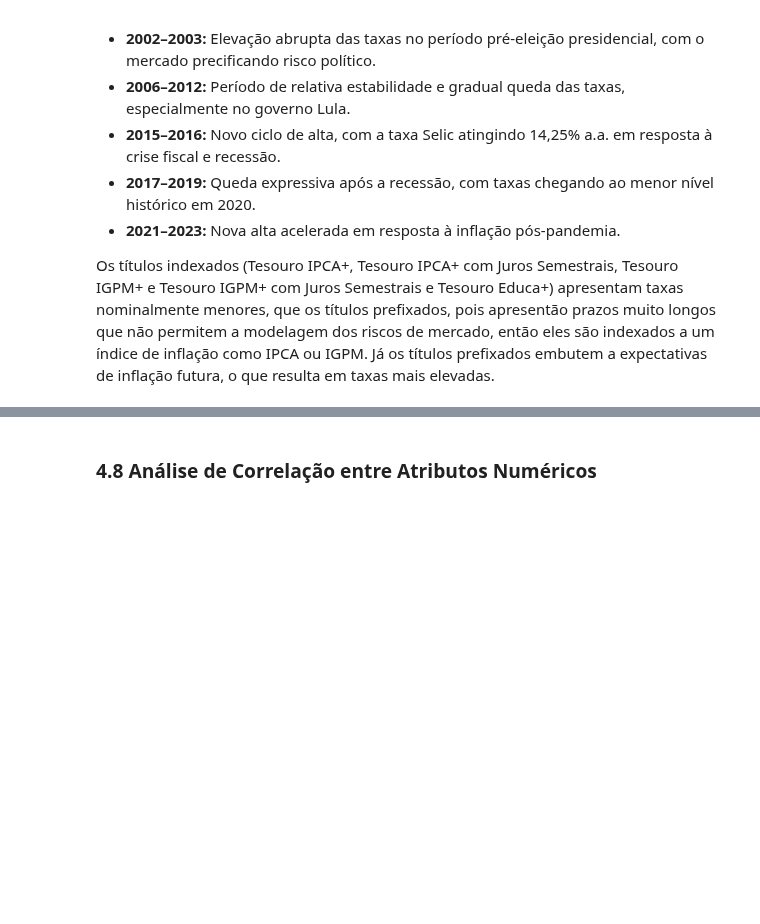
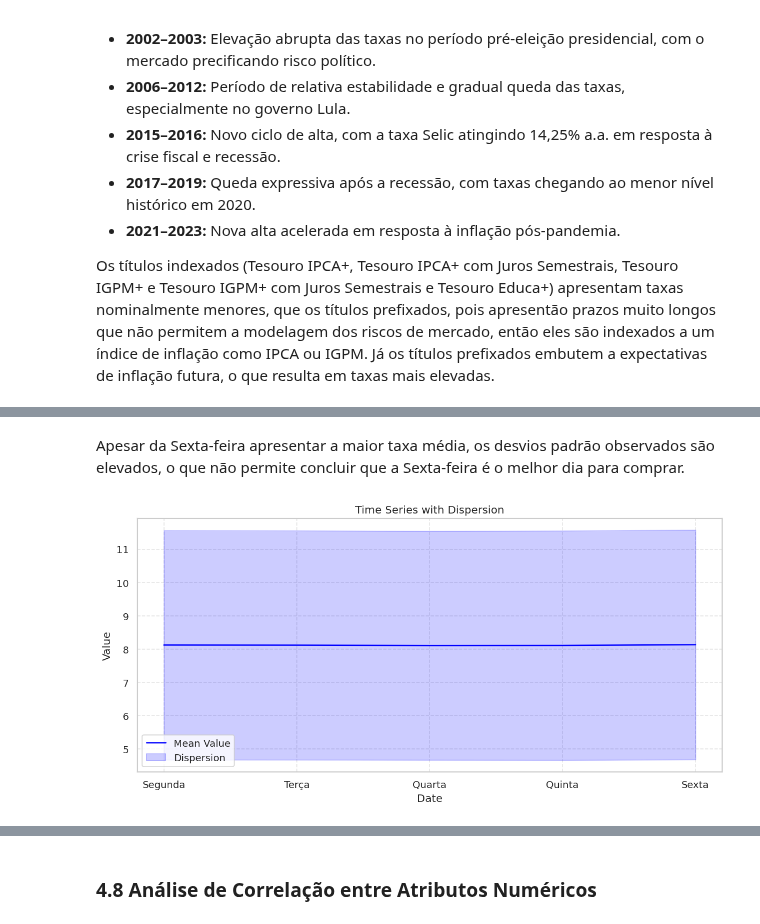
Before and after one commit to marciomocellin/analise-tesouro-direto, a Jupyter notebook: analise_tesouro_direto.ipynb, the cells around one changed output, grey strips where cells are left out. Drawn from its saved outputs; the diff is of its cells as text; code cells hidden in the pictures; blank space fills up the shorter version.

Commit message:
analise da sazonalidade

```diff
--- a/analise_tesouro_direto.ipynb
+++ b/analise_tesouro_direto.ipynb
@@ -924,0 +931,18 @@ Os títulos indexados (Tesouro IPCA+, Tesouro IPCA+ com Juros Semestrais, Tesour
+# %%
+# Análise agregada por dia da semana
+sazon_semana = df_pre.groupby("dia_semana").agg({
+    "Taxa Compra Manha": ["mean", "median", "std", "count"],
+    "spread_taxa": "mean",
+}).round(4)
+
+sazon_semana.columns = ["Taxa Média", "Taxa Mediana", "Desvio Padrão", "N Registros", "Spread Médio"]
+sazon_semana = sazon_semana.reindex(["Segunda", "Terça", "Quarta", "Quinta", "Sexta", "Sábado", "Domingo"])
+
+print("Estatísticas por Dia da Semana:")
+print(sazon_semana.to_string())
+print()
+
+# Identificar o melhor dia para comprar (menor taxa = melhor para comprador)
+melhor_dia = sazon_semana["Taxa Média"].idxmax()
+print(f"\n✓ Dia com MAIOR taxa média: {melhor_dia} ({sazon_semana.loc[melhor_dia, 'Taxa Média']:.4f}%)")
+print(f"✓ Menor spread médio: {sazon_semana['Spread Médio'].idxmin()} ({sazon_semana['Spread Médio'].min():.6f} p.p.)")
@@ -924,0 +964,27 @@ Os títulos indexados (Tesouro IPCA+, Tesouro IPCA+ com Juros Semestrais, Tesour
+# %% [markdown]
+Apesar da Sexta-feira apresentar a maior taxa média, os desvios padrão observados são elevados, o que não permite concluir que a Sexta-feira é o melhor dia para comprar.
+# %%
+dates = pd.date_range(start="2024-01-01", periods=50, freq="D")
+values = np.cumsum(np.random.randn(50)) + 10
+std_dev = np.random.rand(50) * 2  # dispersion
+
+# Create DataFrame
+df = pd.DataFrame({"Date": dates, "Value": values, "StdDev": std_dev})
+
+# Plot
+plt.figure(figsize=(10, 5))
+plt.plot(sazon_semana.index, sazon_semana["Taxa Média"], label="Mean Value", color="blue")
+plt.fill_between(sazon_semana.index,
+                 sazon_semana["Taxa Média"] - sazon_semana["Desvio Padrão"],
+                 sazon_semana["Taxa Média"] + sazon_semana["Desvio Padrão"],
+                 color="blue", alpha=0.2, label="Dispersion")
+
+plt.title("Time Series with Dispersion")
+plt.xlabel("Date")
+plt.ylabel("Value")
+plt.legend()
+plt.grid(True, linestyle="--", alpha=0.5)
+plt.tight_layout()
+plt.show()
+# %% [output]
+[figure, added]
```
Also changed, not shown: parts of 7 cells of this notebook.
